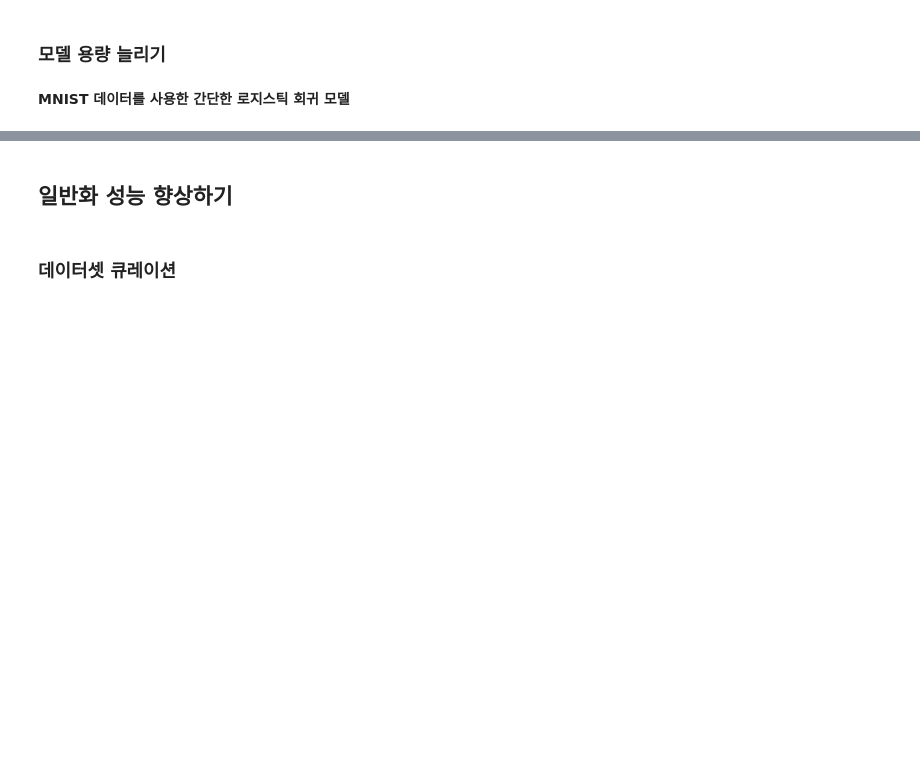
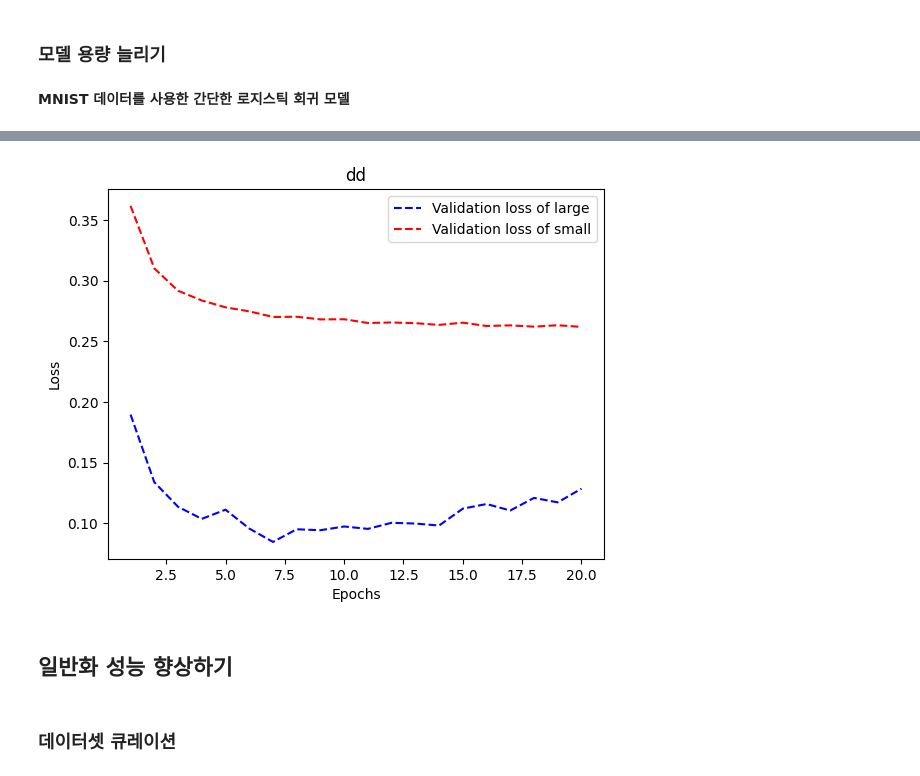
Before and after one commit to ssuxmin/sumin, a Jupyter notebook: chapter05_fundamentals-of-ml.ipynb, the cells around one changed output, grey strips where cells are left out. Cells and saved outputs as stored; diff of their text form; code cells hidden in the pictures; blank space fills up the shorter version.

```diff
--- a/chapter05_fundamentals-of-ml.ipynb
+++ b/chapter05_fundamentals-of-ml.ipynb
@@ -376,3 +414,19 @@ Epoch 20/20
+# %%
+import matplotlib.pyplot as plt
+val_loss1 = history_large_model.history["val_loss"]
+val_loss2 = history_small_model.history["val_loss"]
+epochs = range(1, 21)
+plt.plot(epochs, val_loss1, "b--",
+         label="Validation loss of large")
+plt.plot(epochs, val_loss2, "r--",
+         label="Validation loss of small")
+plt.title("dd")
+plt.xlabel("Epochs")
+plt.ylabel("Loss")
+plt.legend()
+plt.show()
+# %% [output]
+[figure, added]
 # %% [markdown]
 ## 일반화 성능 향상하기
 # %% [markdown]
```
Also changed, not shown: parts of 12 cells of this notebook.
